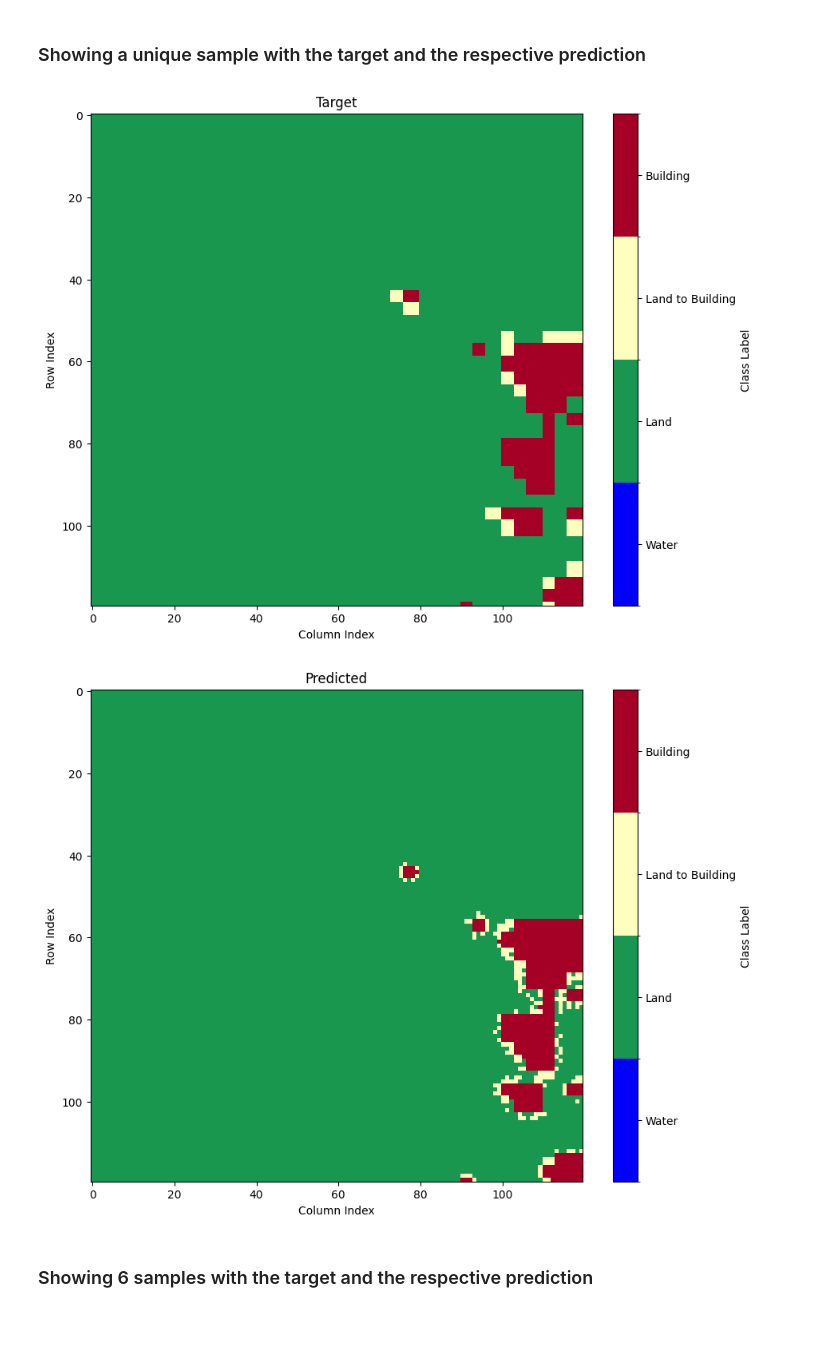
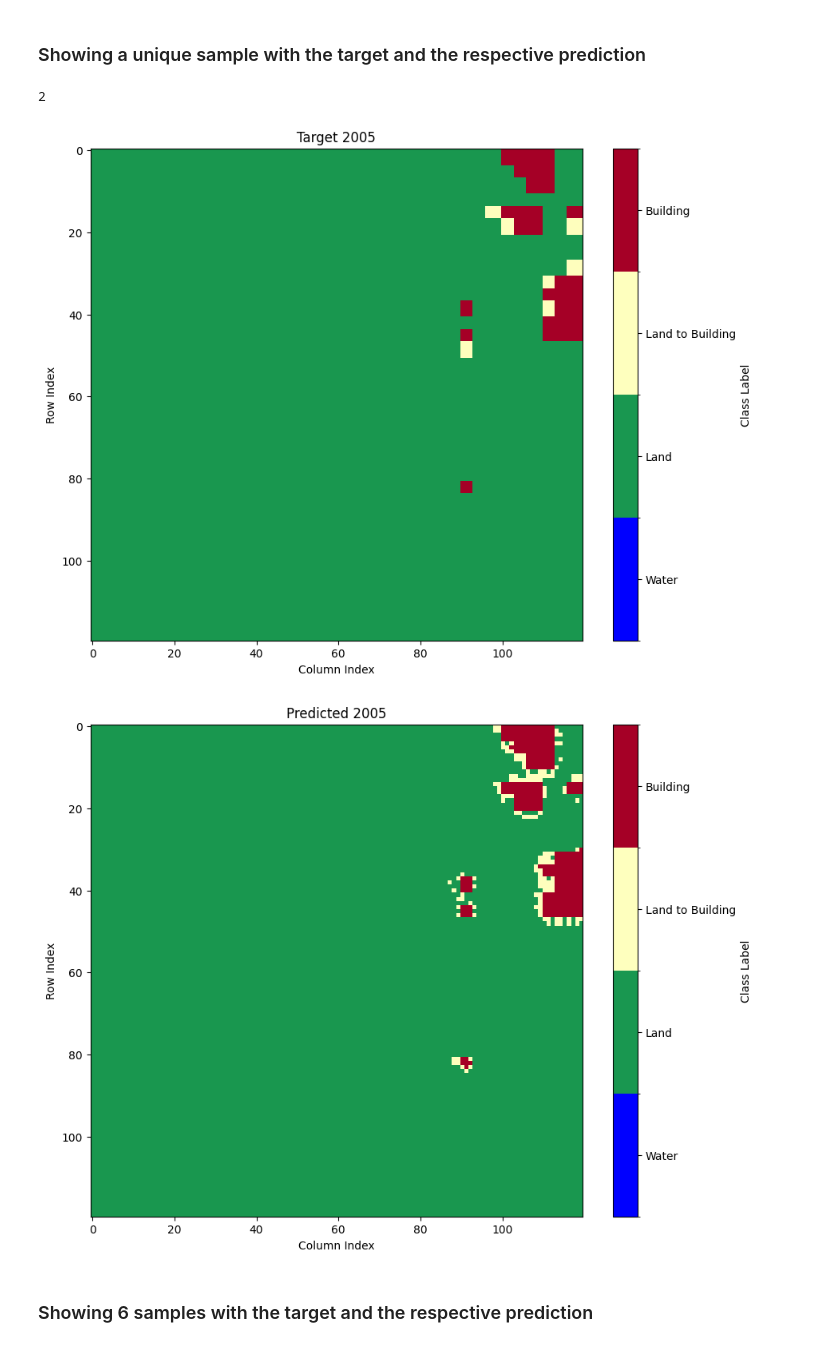
Before and after one commit to IBM/mug, a Jupyter notebook: trainjupyter_s2s_main.ipynb, the cells around one changed output. Drawn from its saved outputs; the diff is of its cells as text; code cells hidden in the pictures.

```diff
--- a/trainjupyter_s2s_main.ipynb
+++ b/trainjupyter_s2s_main.ipynb
@@ -464,53 +464,55 @@ print(f"Test Loss: {test_loss:.3f}, Test Accuracy: {test_accuracy:.3f}")
 # %%
 import matplotlib.pyplot as plt
 from matplotlib.colors import ListedColormap, BoundaryNorm
 
 # Extract specific colors from the 'RdYlGn' colormap
 base_cmap = plt.get_cmap('RdYlGn')
 colors = ['blue', base_cmap(0.90), base_cmap(0.5), base_cmap(0)]  # Extract colors at specific points
 cmap = ListedColormap(colors)
 
 # [water, land, land-to-bs, bs]
 # 0.0 red
 
-n_0 = 11
+for n_0 in range(2,3):
 
-# Define the normalization
-norm = BoundaryNorm(boundaries=[-0.5, 0.5, 1.5, 2.5, 3.5], ncolors=4)
+    print(n_0)
+    # Define the normalization
+    norm = BoundaryNorm(boundaries=[-0.5, 0.5, 1.5, 2.5, 3.5], ncolors=4)
 
-# Create a combined heatmap for yy_class_loaded
-first_batch_all_classes = yy_class_loaded[:, n_0]
+    # Create a combined heatmap for yy_class_loaded
+    first_batch_all_classes = yy_class_loaded[:, n_0]
 
-# Initialize an empty array to store the class information
-combined_classes = np.zeros_like(first_batch_all_classes[0])
+    # Initialize an empty array to store the class information
+    combined_classes = np.zeros_like(first_batch_all_classes[0])
 
-# Assign each class a unique identifier (0, 1, 2, 3)
-for i in range(4):
-    combined_classes[first_batch_all_classes[i] == 1] = i
+    # Assign each class a unique identifier (0, 1, 2, 3)
+    for i in range(4):
+        combined_classes[first_batch_all_classes[i] == 1] = i
 
-plt.figure(figsize=(10, 8))
-plt.imshow(combined_classes, cmap=cmap, norm=norm, interpolation='nearest')
-cbar = plt.colorbar(ticks=[0, 1, 2, 3], label='Class Label')
-cbar.ax.set_yticklabels(['Water', 'Land', 'Land to Building', 'Building'])
-plt.title('Target 2015')
-plt.xlabel('Column Index')
-plt.ylabel('Row Index')
-plt.show()
+    plt.figure(figsize=(10, 8))
+    plt.imshow(combined_classes, cmap=cmap, norm=norm, interpolation='nearest')
+    cbar = plt.colorbar(ticks=[0, 1, 2, 3], label='Class Label')
+    cbar.ax.set_yticklabels(['Water', 'Land', 'Land to Building', 'Building'])
+    plt.title('Target 2005')
+    plt.xlabel('Column Index')
+    plt.ylabel('Row Index')
+    plt.show()
 
-# Create a heatmap for yy_hat_loaded
-first_element = yy_hat_loaded[n_0]
+    # Create a heatmap for yy_hat_loaded
+    first_element = yy_hat_loaded[n_0]
 
-plt.figure(figsize=(10, 8))
-plt.imshow(first_element, cmap=cmap, norm=norm, interpolation='nearest')
-cbar = plt.colorbar(ticks=[0, 1, 2, 3], label='Class Label')
-cbar.ax.set_yticklabels(['Water', 'Land', 'Land to Building', 'Building'])
-plt.title('Predicted 2015')
-plt.xlabel('Column Index')
-plt.ylabel('Row Index')
-plt.show()
+    plt.figure(figsize=(10, 8))
+    plt.imshow(first_element, cmap=cmap, norm=norm, interpolation='nearest')
+    cbar = plt.colorbar(ticks=[0, 1, 2, 3], label='Class Label')
+    cbar.ax.set_yticklabels(['Water', 'Land', 'Land to Building', 'Building'])
+    plt.title('Predicted 2005')
+    plt.xlabel('Column Index')
+    plt.ylabel('Row Index')
+    plt.show()
 # %% [output]
+2
-[figure, old version]
+[figure, new version]
-[figure, old version]
+[figure, new version]
 # %% [markdown]
 ### Showing 6 samples with the target and the respective prediction
 # %%
```
Also changed, not shown: parts of 3 cells of this notebook, 1 other file.
